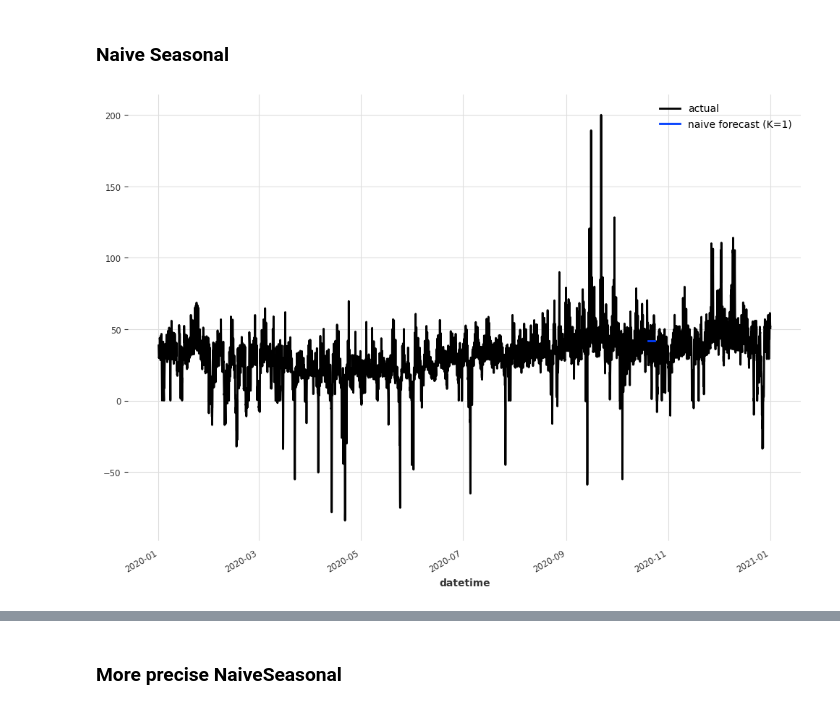
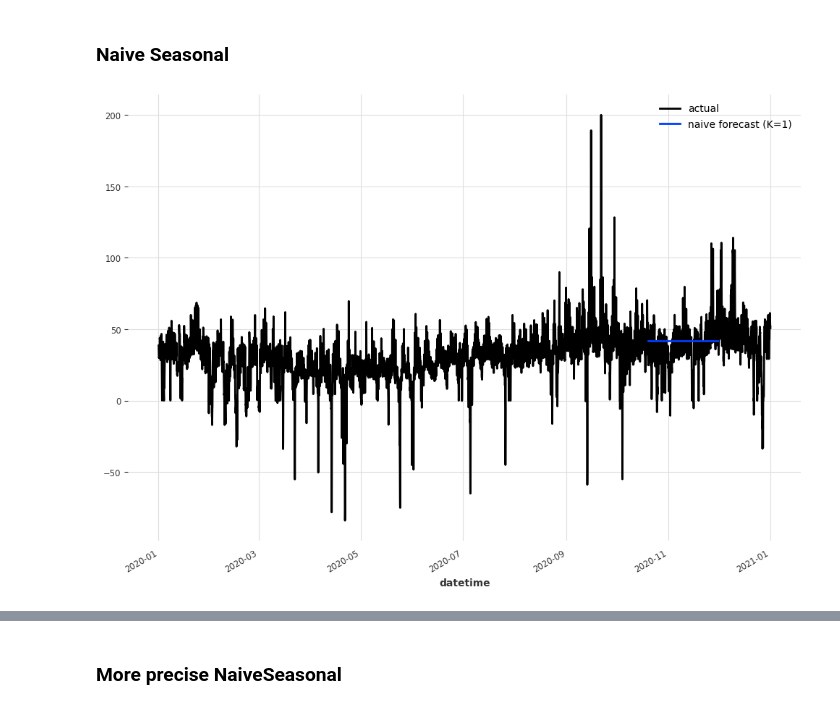
Before and after one commit to M-123-456/team-6-energy-costs, a Jupyter notebook: correlationBekki.ipynb, the cells around one changed output, grey strips where cells are left out. Cells and saved outputs as stored; diff of their text form; code cells hidden in the pictures.

```diff
--- a/correlationBekki.ipynb
+++ b/correlationBekki.ipynb
@@ -691,13 +663,13 @@ from darts import TimeSeries
 # %%
 # always “repeats” the value that occured K time steps ago, e.g. 800 steps ago
 
 from darts.models import NaiveSeasonal
 
 naive_model = NaiveSeasonal(K=1)
 naive_model.fit(train)
-naive_forecast = naive_model.predict(100)
+naive_forecast = naive_model.predict(1000)
 
 series.plot(label="actual")
 naive_forecast.plot(label="naive forecast (K=1)")
 # %% [output]
-[figure, old version]
+[figure, new version]
```
Also changed, not shown: parts of 36 cells of this notebook.
